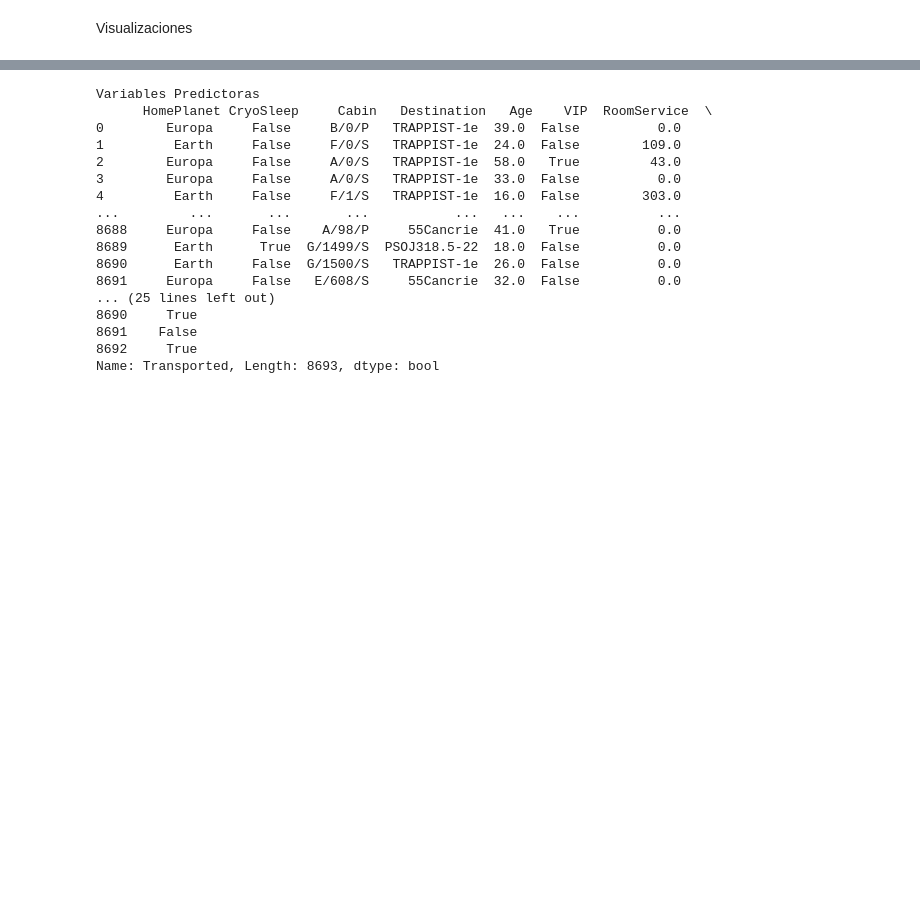
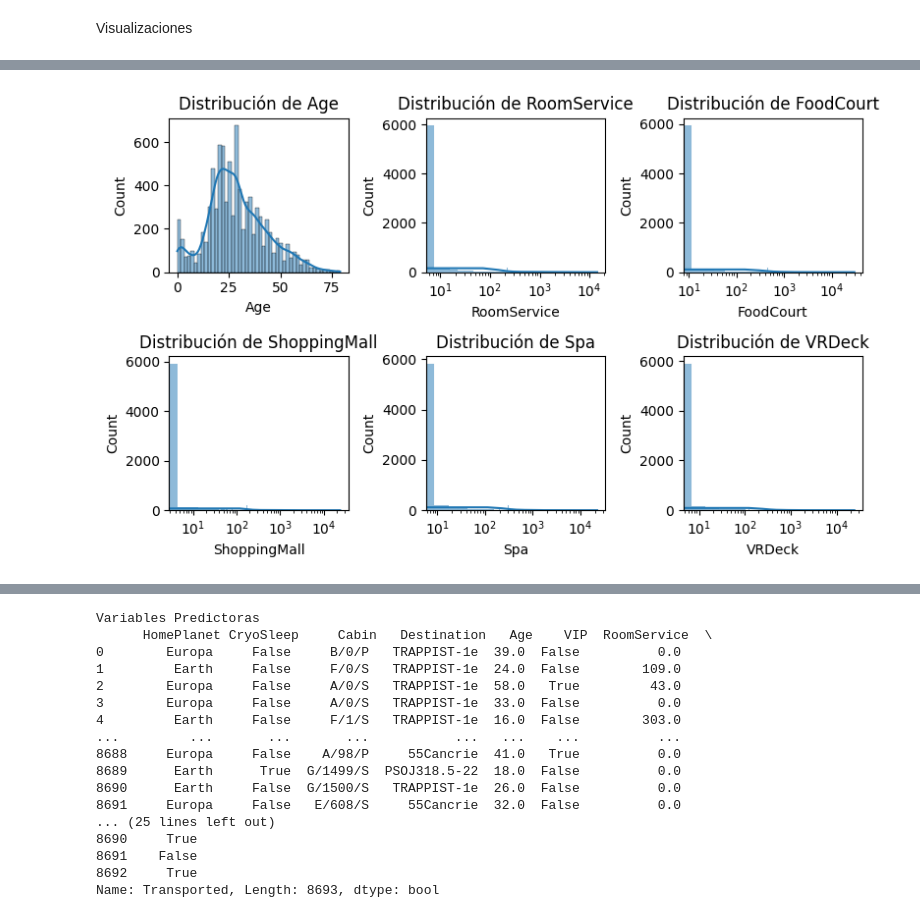
Before and after one commit to EmmaMontalbanA/RetoSpace, a Jupyter notebook: spaces_titanic_v2.ipynb, the cells around one changed output, grey strips where cells are left out. Cells and saved outputs as stored; diff of their text form; code cells hidden in the pictures; blank space fills up the shorter version.

```diff
--- a/spaces_titanic_v2.ipynb
+++ b/spaces_titanic_v2.ipynb
@@ -247,0 +292,15 @@ Visualizaciones
+# %%
+# Distribución de variables numéricas
+numeric_cols = ['Age', 'RoomService', 'FoodCourt', 'ShoppingMall', 'Spa', 'VRDeck']
+fig, axes = plt.subplots(2, 3, figsize=(8, 5))
+for i, col in enumerate(numeric_cols):
+    sns.histplot(data=df_imputed, x=col, kde=True, ax=axes[i//3, i%3])
+
+    if col != 'Age':  # Aplicar escala logarítmica a las otras variables
+        axes[i//3, i%3].set(xscale="log")  # Escala logarítmica en el eje X para mejorar la visualización
+    axes[i//3, i%3].set_title(f"Distribución de {col}")  # Asignar el título correctamente
+
+plt.tight_layout()
+plt.show()
+# %% [output]
+[figure, added]
```
Also changed, not shown: parts of 39 cells of this notebook.
